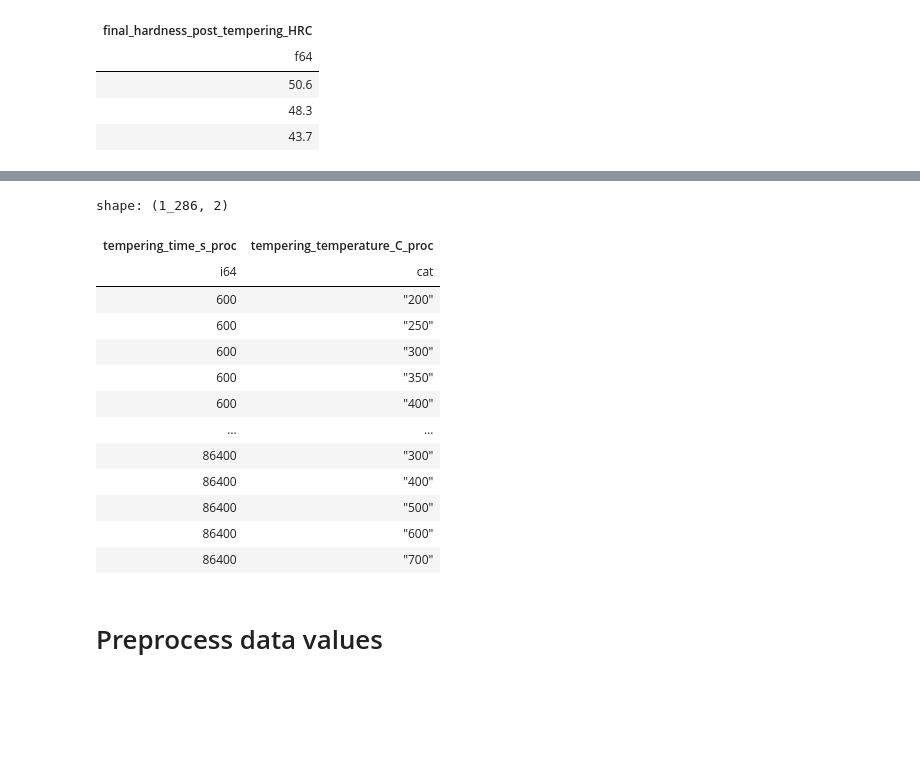
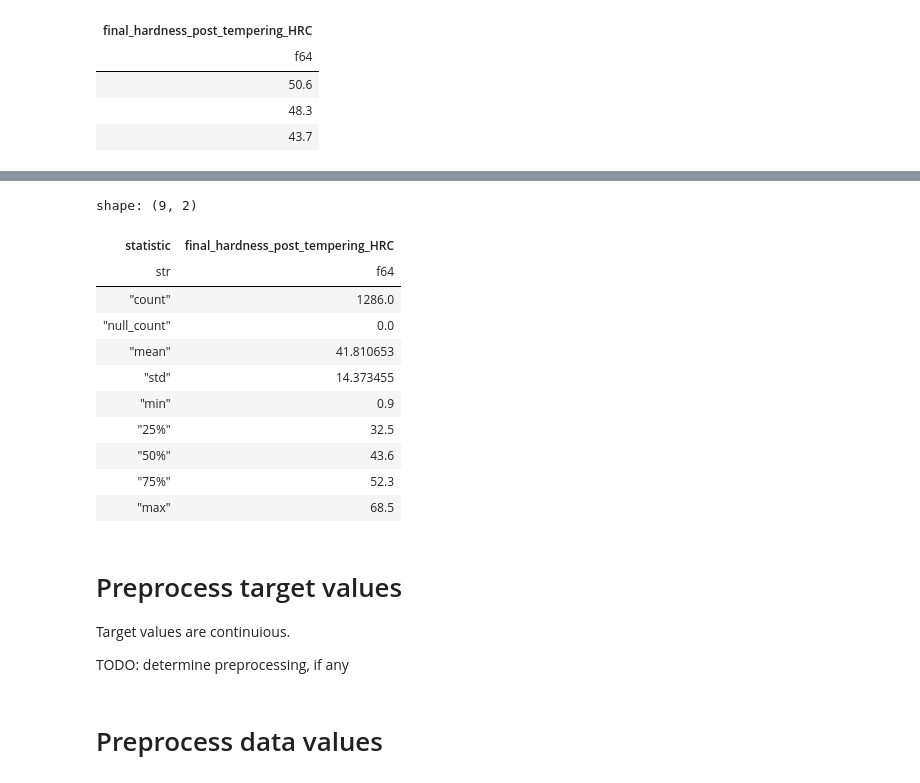
Before and after one commit to Nate-Sheibley/Mild-Steel-Tempering, a Jupyter notebook: Mild_Steel_Tempering-predict-hardness.ipynb, the cells around one changed output, grey strips where cells are left out. Cells and saved outputs as stored; diff of their text form; code cells hidden in the pictures; blank space fills up the shorter version.

```diff
--- a/Mild_Steel_Tempering-predict-hardness.ipynb
+++ b/Mild_Steel_Tempering-predict-hardness.ipynb
@@ -1294,20 +1251,21 @@ shape: (1_286,)
-# %%
-y = pl.DataFrame({'tempering_time_s_proc': y_prepre['tempering_time_s'],
-    #'tempering_time_s_proc': tts_bin_string,
-                   'tempering_temperature_C_proc': tempering_tempC_binned})
-y
-# %% [output]
-shape: (1_286, 2)
-| tempering_time_s_proc | tempering_temperature_C_proc |
-| i64 | cat |
-| 600 | "200" |
-| 600 | "250" |
-| 600 | "300" |
-| 600 | "350" |
-| 600 | "400" |
-| … | … |
-| 86400 | "300" |
-| 86400 | "400" |
-| 86400 | "500" |
-| 86400 | "600" |
-| 86400 | "700" |
+# %%
+y_prepre.describe()
+# %% [output]
+shape: (9, 2)
+| statistic | final_hardness_post_tempering_HRC |
+| str | f64 |
+| "count" | 1286.0 |
+| "null_count" | 0.0 |
+| "mean" | 41.810653 |
+| "std" | 14.373455 |
+| "min" | 0.9 |
+| "25%" | 32.5 |
+| "50%" | 43.6 |
+| "75%" | 52.3 |
+| "max" | 68.5 |
+# %% [markdown]
+# Preprocess target values
+
+Target values are continuious.
+
+TODO: determine preprocessing, if any
```
Also changed, not shown: parts of 66 cells of this notebook, 8 other files.
